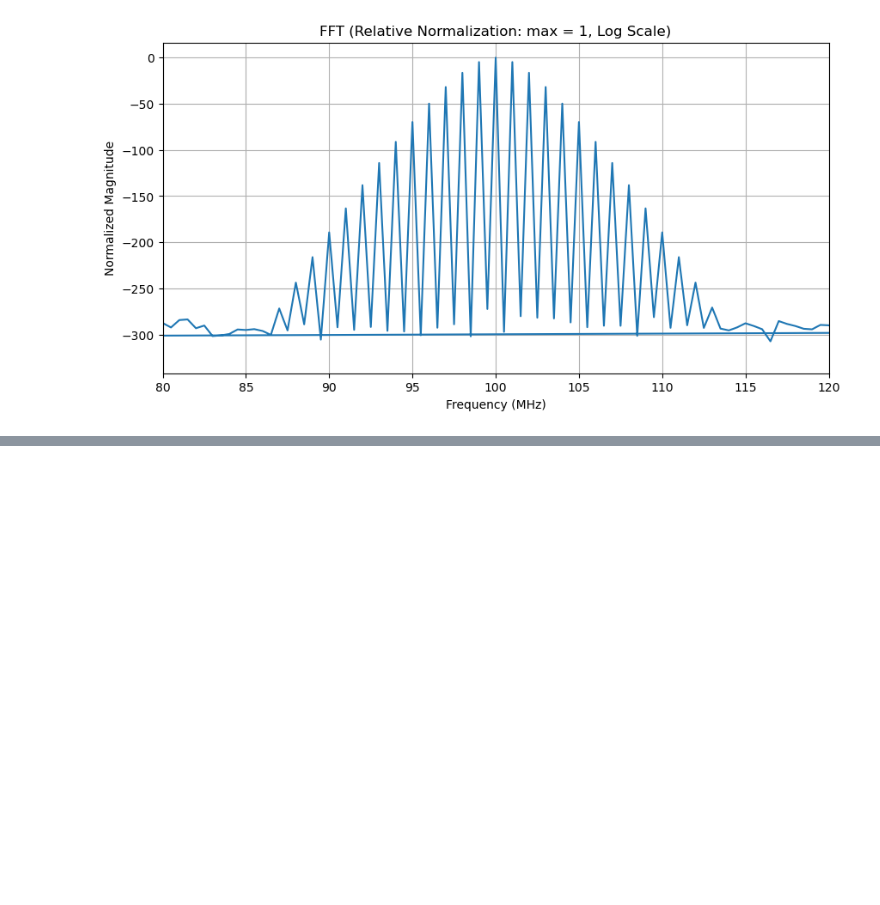
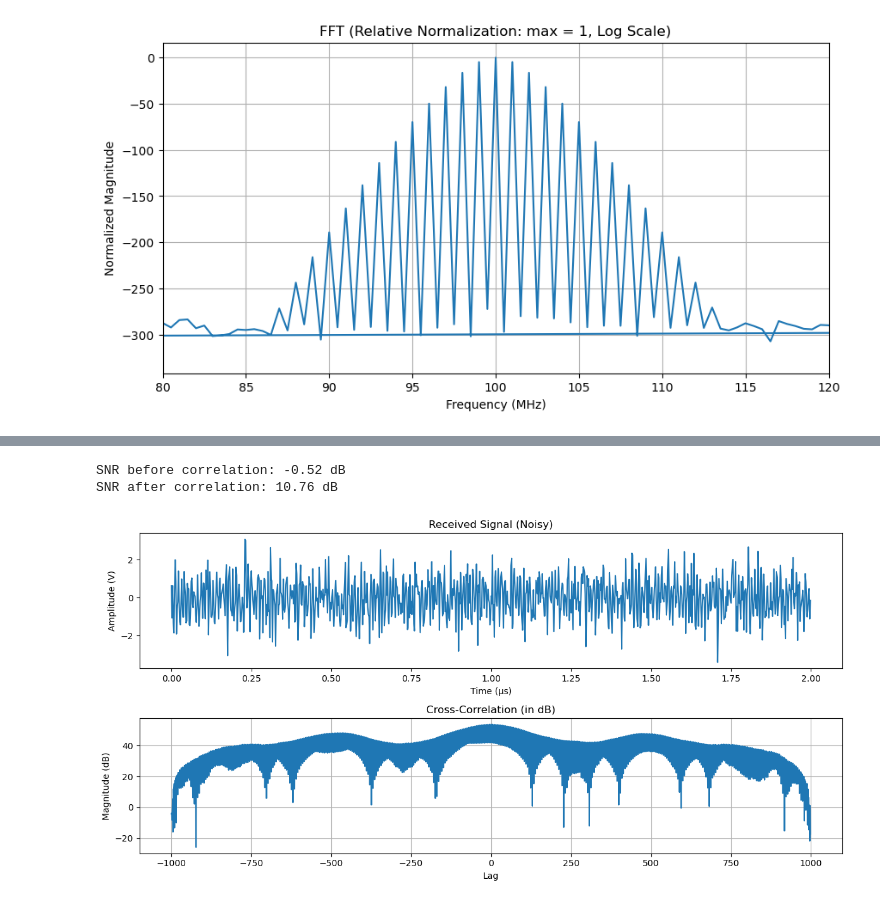
Before and after one commit to anunnyagudhenia/Passive-Radar, a Jupyter notebook: Codes/Simulation of Frequency modulated wave.ipynb, the cells around one changed output, grey strips where cells are left out. Saved outputs shown, nothing was run; the diff lists cells and outputs as text; code cells hidden in the pictures; blank space fills up the shorter version.

```diff
--- a/Codes/Simulation of Frequency modulated wave.ipynb
+++ b/Codes/Simulation of Frequency modulated wave.ipynb
@@ -272,0 +279,47 @@ plt.show()
+# %%
+# ---------------- Add noise (simulate received signal) ----------------
+SNR_dB_in = 0  # desired input SNR in dB
+signal_power = np.mean(transmitted_signal**2)
+noise_power = signal_power / (10**(SNR_dB_in/10))
+noise = np.sqrt(noise_power) * np.random.randn(len(transmitted_signal))
+received_signal = transmitted_signal + noise
+
+# ---------------- Compute SNR before correlation ----------------
+measured_noise = received_signal - transmitted_signal
+SNR_before = 10 * np.log10(np.mean(transmitted_signal**2) / np.mean(measured_noise**2))
+print(f"SNR before correlation: {SNR_before:.2f} dB")
+
+# ---------------- Cross-correlation ----------------
+corr = np.correlate(received_signal, transmitted_signal, mode='full')
+lags = np.arange(-len(transmitted_signal)+1, len(transmitted_signal))
+
+# ---------------- Compute SNR after correlation ----------------
+# Take main correlation peak and side (noise) region
+peak_power = np.max(np.abs(corr))**2
+noise_region = np.delete(np.abs(corr)**2, np.argmax(np.abs(corr)))
+noise_power_after = np.mean(noise_region)
+SNR_after = 10 * np.log10(peak_power / noise_power_after)
+print(f"SNR after correlation: {SNR_after:.2f} dB")
+
+# ---------------- Plot ----------------
+plt.figure(figsize=(12,6))
+
+plt.subplot(2,1,1)
+plt.plot(t*1e6, received_signal)
+plt.xlabel("Time (µs)")
+plt.ylabel("Amplitude (V)")
+plt.title("Received Signal (Noisy)")
+
+plt.subplot(2,1,2)
+plt.plot(lags, 20*np.log10(np.abs(corr)))
+plt.title("Cross-Correlation (in dB)")
+plt.xlabel("Lag")
+plt.ylabel("Magnitude (dB)")
+plt.grid(True)
+
+plt.tight_layout()
+plt.show()
+# %% [output]
+SNR before correlation: -0.52 dB
+SNR after correlation: 10.76 dB
+[figure, added]
```
Also changed, not shown: parts of 2 cells of this notebook, 28 other files.
